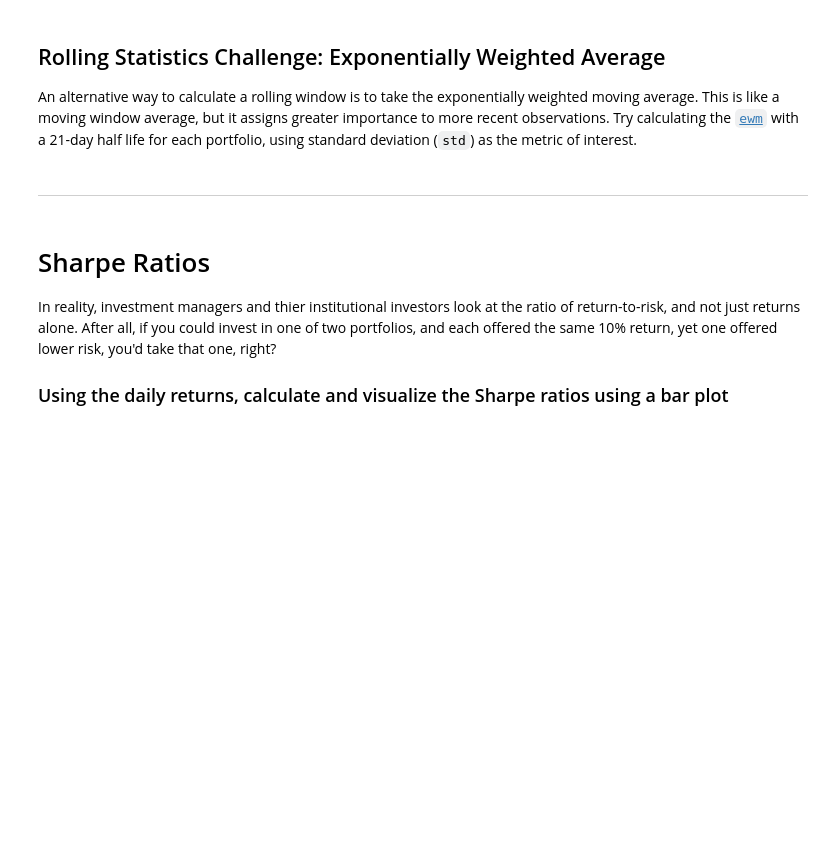
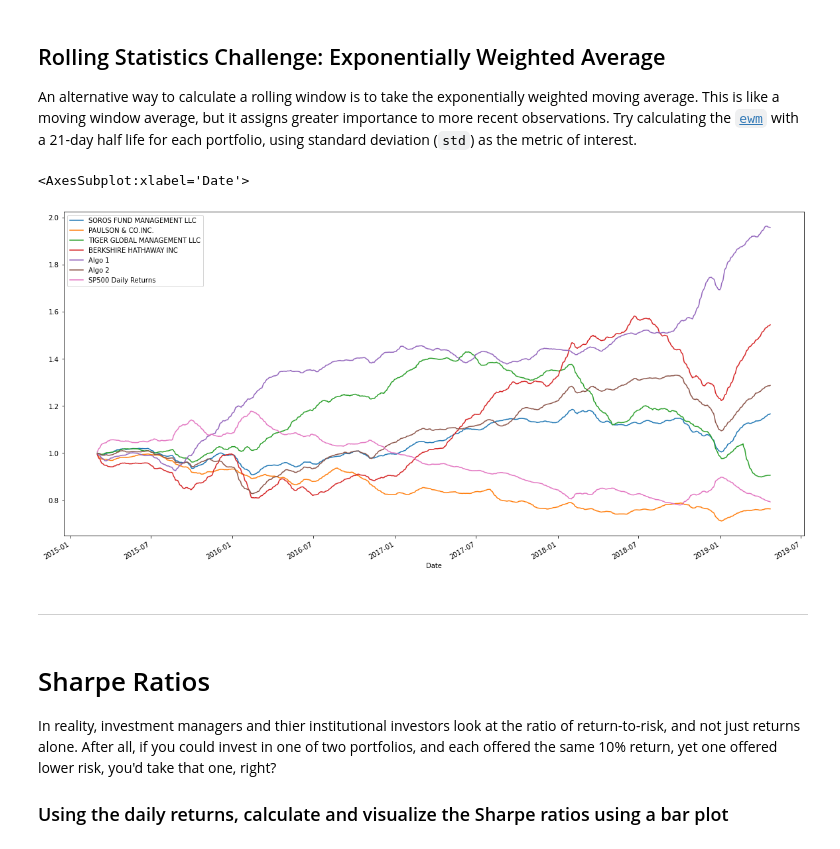
Before and after one commit to Mun-Min/Pandas_Portfolio_Analysis, a Jupyter notebook: main.ipynb, the cells around one changed output. Cells and saved outputs as stored; diff of their text form; code cells hidden in the pictures; blank space fills up the shorter version.

```diff
--- a/main.ipynb
+++ b/main.ipynb
@@ -300,6 +330,11 @@ Risk changes over time. Analyze the rolling statistics for Risk and Beta.
 An alternative way to calculate a rolling window is to take the exponentially weighted moving average. This is like a moving window average, but it assigns greater importance to more recent observations. Try calculating the [`ewm`](https://pandas.pydata.org/pandas-docs/stable/reference/api/pandas.DataFrame.ewm.html) with a 21-day half life for each portfolio, using standard deviation (`std`) as the metric of interest.
 # %%
 # Use `ewm` to calculate the rolling window
+ewm_portfolios = joined_data_cols.ewm(span = 21, adjust = False).mean()
+(1 + ewm_portfolios).cumprod().plot(figsize = (20,10))
+# %% [output]
+<AxesSubplot:xlabel='Date'>
+[figure, added]
 # %% [markdown]
 ---
 # %% [markdown]
```
Also changed, not shown: parts of 18 cells of this notebook.
